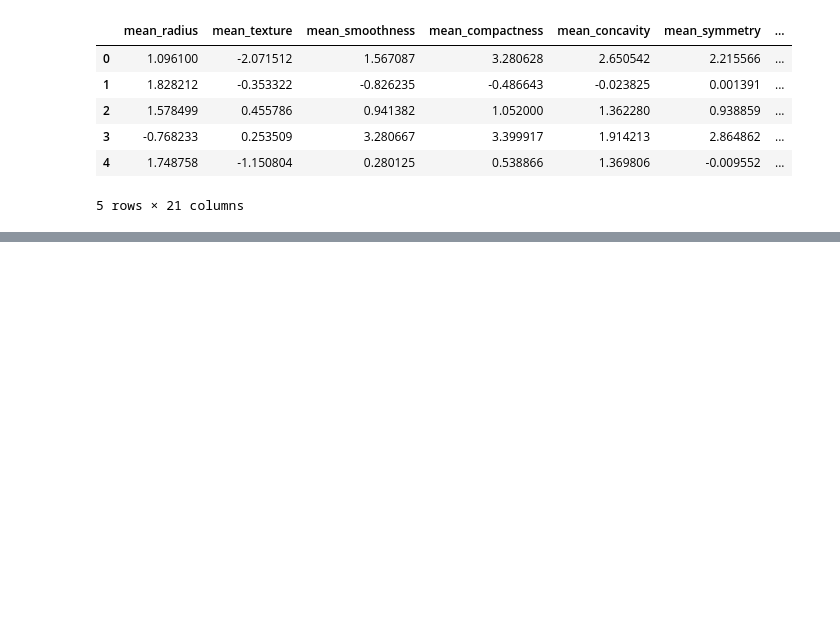
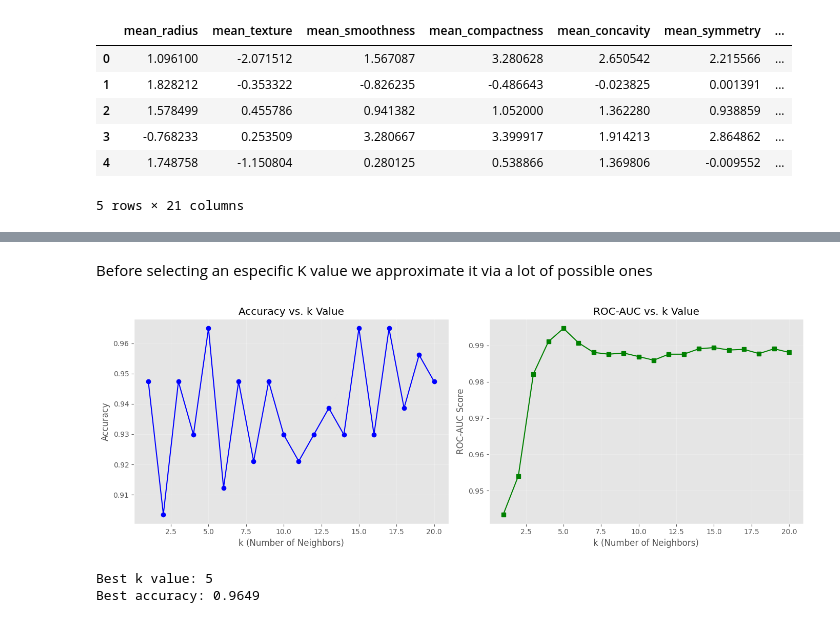
Before and after one commit to Blanqui04/Scientific-Programming-Final-Project---Group-C, a Jupyter notebook: Task1.ipynb, the cells around one changed output, grey strips where cells are left out. Saved outputs shown, nothing was run; the diff lists cells and outputs as text; code cells hidden in the pictures; blank space fills up the shorter version.

Commit message:
Implementada Task 4: agregació per grup i classificació KNN amb resultats i visualitzacions

```diff
--- a/Task1.ipynb
+++ b/Task1.ipynb
@@ -231,0 +254,12 @@ cleaned_df.head()
+# %%
+
+X = cleaned_df.drop('diagnosis', axis=1)
+y = cleaned_df['diagnosis']
+
+# We've Split data into training and testing sets (80-20 split)
+X_train, X_test, y_train, y_test = train_test_split(X, y, test_size=0.2, random_state=42, stratify=y)
+
+print(f"Training set size: {X_train.shape[0]}")
+print(f"Testing set size: {X_test.shape[0]}")
+print(f"\nClass distribution in training set:")
+print(y_train.value_counts())
@@ -231,0 +275,47 @@ cleaned_df.head()
+# %% [markdown]
+Before selecting an especific K value we approximate it via a lot of possible ones
+# %%
+# Test different values of k to find the best one
+k_values = range(1, 21)
+accuracies = []
+roc_aucs = []
+
+for k in k_values:
+    knn_temp = KNeighborsClassifier(n_neighbors=k)
+    knn_temp.fit(X_train, y_train)
+    y_pred_temp = knn_temp.predict(X_test)
+    y_pred_proba_temp = knn_temp.predict_proba(X_test)[:, 1]
+
+    acc = accuracy_score(y_test, y_pred_temp)
+    auc = roc_auc_score(y_test, y_pred_proba_temp)
+
+    accuracies.append(acc)
+    roc_aucs.append(auc)
+
+# We plot the results
+fig, ax = plt.subplots(1, 2, figsize=(14, 5))
+
+ax[0].plot(k_values, accuracies, marker='o', linestyle='-', color='blue')
+ax[0].set_xlabel('k (Number of Neighbors)')
+ax[0].set_ylabel('Accuracy')
+ax[0].set_title('Accuracy vs. k Value')
+ax[0].grid(True, alpha=0.3)
+
+ax[1].plot(k_values, roc_aucs, marker='s', linestyle='-', color='green')
+ax[1].set_xlabel('k (Number of Neighbors)')
+ax[1].set_ylabel('ROC-AUC Score')
+ax[1].set_title('ROC-AUC vs. k Value')
+ax[1].grid(True, alpha=0.3)
+
+plt.tight_layout()
+plt.show()
+
+# And we've find the best k value
+best_k = k_values[np.argmax(accuracies)]
+best_accuracy = max(accuracies)
+print(f"\nBest k value: {best_k}")
+print(f"Best accuracy: {best_accuracy:.4f}")
+# %% [output]
+[figure, added]
+Best k value: 5
+Best accuracy: 0.9649
```
Also changed, not shown: parts of 8 cells of this notebook.
